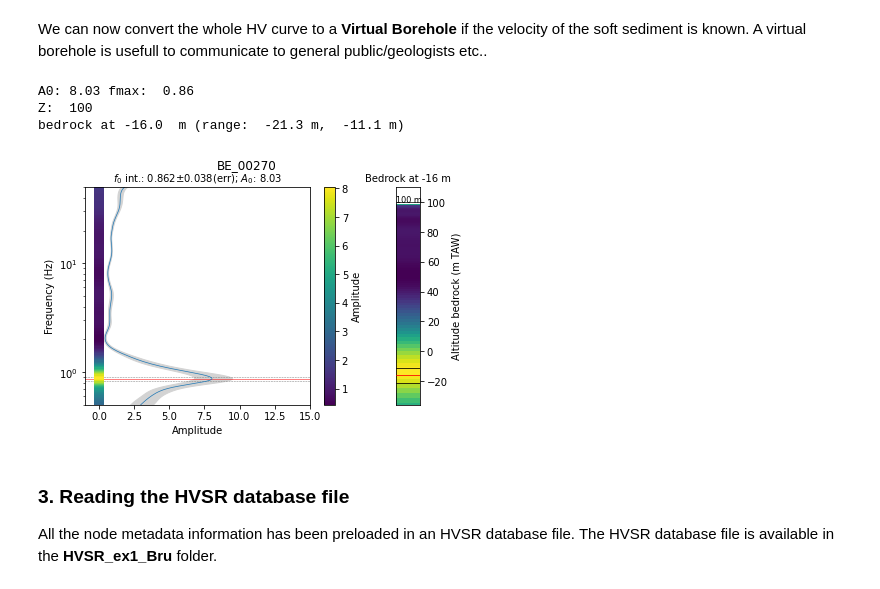
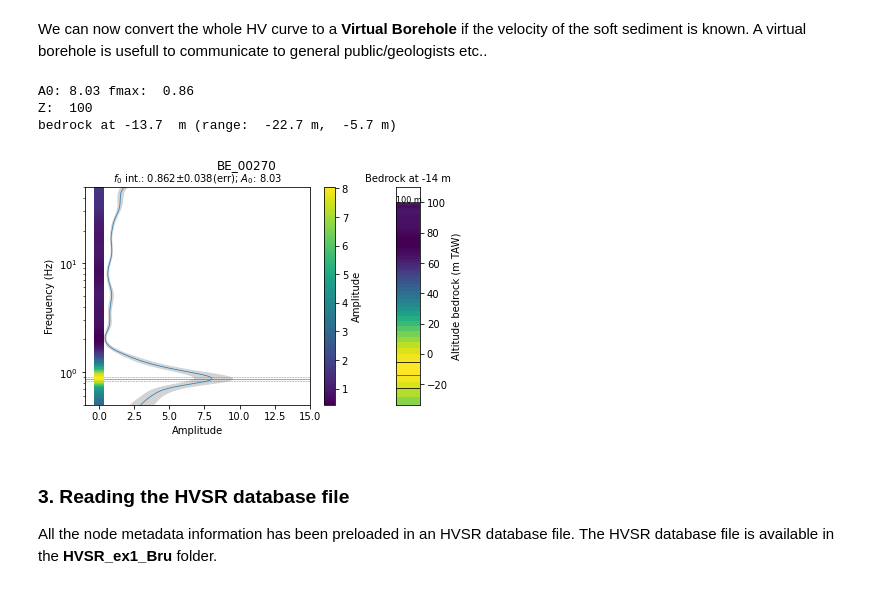
Before and after one commit to heinerigel/skience2023, a Jupyter notebook: 02_Tuesday/Afternoon/01_HVSR_Minionology_ex1_Brussels.ipynb, the cells around one changed output. Saved outputs shown, nothing was run; the diff lists cells and outputs as text; code cells hidden in the pictures.

```diff
--- a/02_Tuesday/Afternoon/01_HVSR_Minionology_ex1_Brussels.ipynb
+++ b/02_Tuesday/Afternoon/01_HVSR_Minionology_ex1_Brussels.ipynb
@@ -184,7 +189,7 @@ We can now convert the whole HV curve to a __Virtual Borehole__ if the velocity
 #HV_to_virtual_borehole?
 # %%
 HV_file = r'HVSR_ex1_Bru\Analysed\BE_00270.hv'
-Z = 100 #altitude of the measurement
+Z = 100 # altitude of the measurement
 
 # Figure savefolder
 out_folder = 'Figures'
@@ -194,37 +199,37 @@ out_folder = 'Figures'
 interpolate = False
 
 # Choose if the amplitude on the frequency-amplitude plot needs to be selected automatically or manually
 auto_amplitude = False
 manual_amplitude = 15
 
 # Choose between which frequencies you want to plot. Default = between 0.5 Hz and 50 Hz
 freq = [0.5, 50]
 
 ## f0 needs to be converted to depth by:
 ## e.g. using a Powerlaw relation between resonance frequency and depth according to the formula: depth = a * power(f0, b)
 ## a & b values of the Regional powerlaw relation (R') of Van Noten et al. 2022.
 depth_conversion = 'powerlaw'
 a_pw = 88.631     # a value
 b_pw = -1.683    # b value
 
 ## or by using a fixed velocity
-depth_conversion = 'Vs'
-Vs = 400 # m/s
+# depth_conversion = 'Vs'
+# Vs = 400 # m/s
 
 # apply the function
 ID = os.path.split(HV_file)[1].split('.')[0]
 HV_to_virtual_borehole(HV_file, ID, Z)
 
 #save it by node name
 ID = os.path.split(HV_file)[1].split('.')[0]
 savefile = os.path.join(out_folder, '%s_VB.png'%ID)
 plt.savefig(savefile, format= 'png', dpi = 300)
 print('')
 # %% [output]
 A0: 8.03 fmax:  0.86
 Z:  100
-bedrock at -16.0  m (range:  -21.3 m,  -11.1 m)
+bedrock at -13.7  m (range:  -22.7 m,  -5.7 m)
-[figure, old version]
+[figure, new version]
 # %% [markdown]
 ### 3. Reading the HVSR database file
 All the node metadata information has been preloaded in an HVSR database file. The HVSR database file is available in the __HVSR_ex1_Bru__ folder.
```
Also changed, not shown: parts of 9 cells of this notebook.
